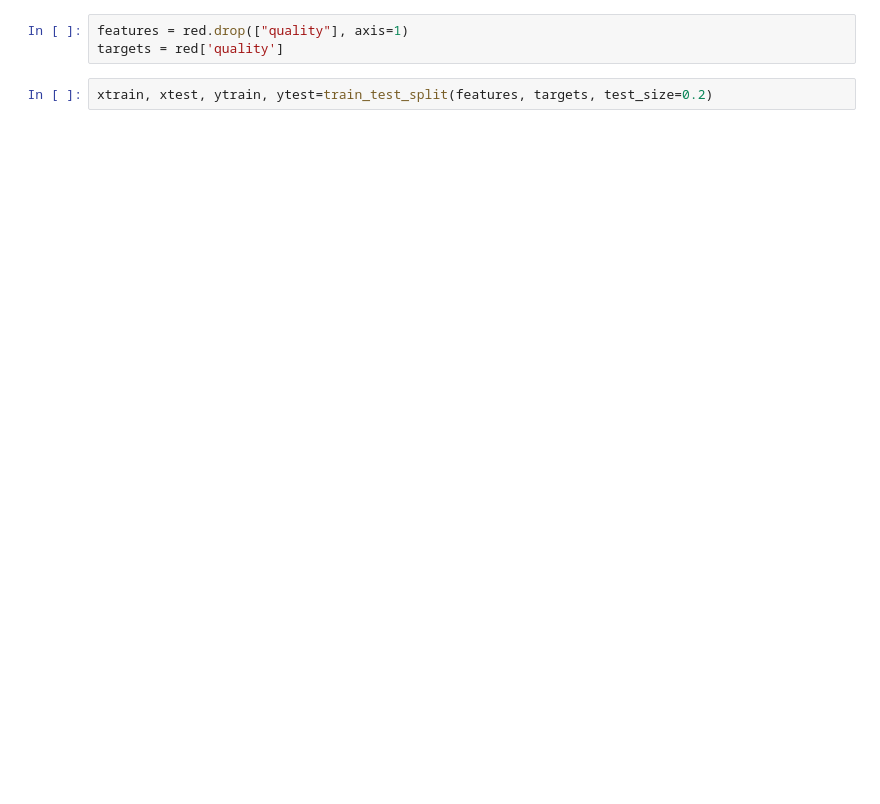
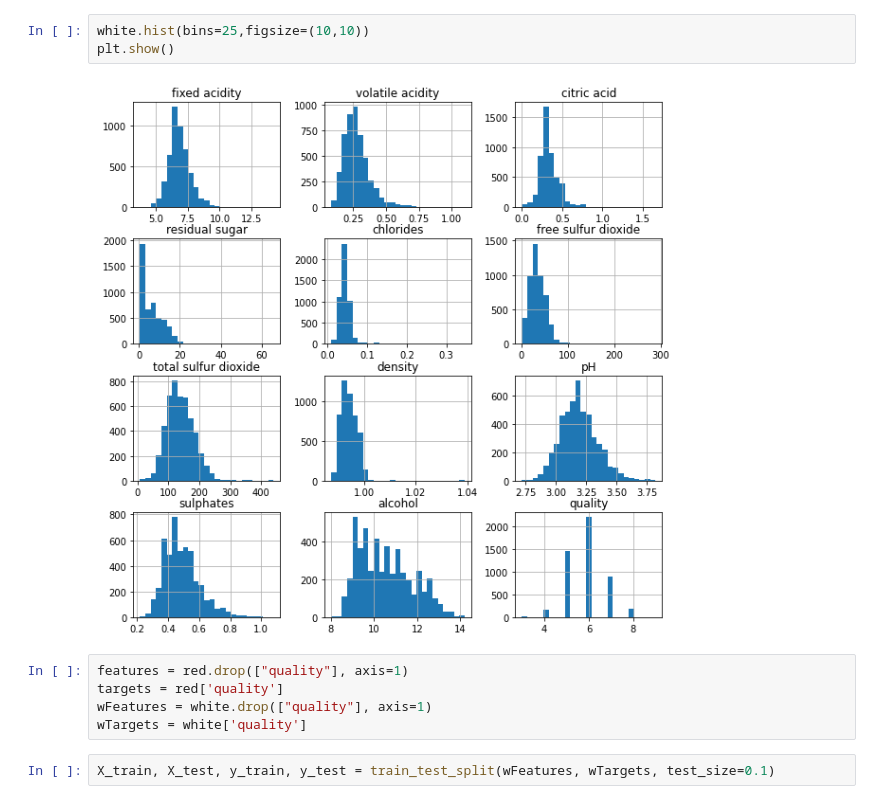
Before and after one commit to hakanjian/MLHW1, a Jupyter notebook: wineRegression.ipynb, the cells around one changed output. Cells and saved outputs as stored; diff of their text form; blank space fills up the shorter version.

```diff
--- a/wineRegression.ipynb
+++ b/wineRegression.ipynb
@@ -35,5 +37,12 @@ red.describe()
+# %%
+white.hist(bins=25,figsize=(10,10))
+plt.show()
+# %% [output]
+[figure, added]
 # %%
 features = red.drop(["quality"], axis=1)
 targets = red['quality']
+wFeatures = white.drop(["quality"], axis=1)
+wTargets = white['quality']
 # %%
-xtrain, xtest, ytrain, ytest=train_test_split(features, targets, test_size=0.2)
+X_train, X_test, y_train, y_test = train_test_split(wFeatures, wTargets, test_size=0.1)
```
Also changed, not shown: parts of 8 cells of this notebook.
